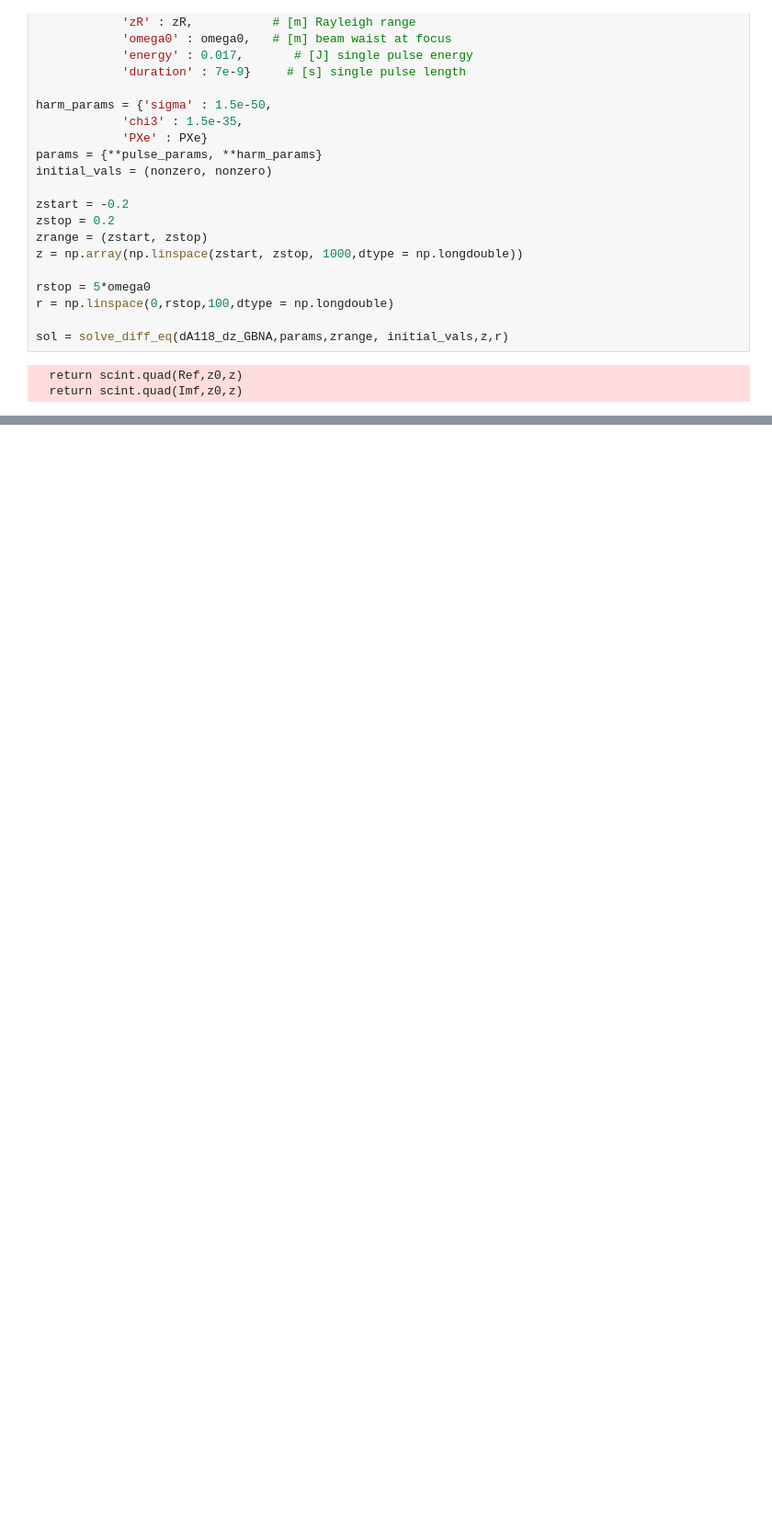
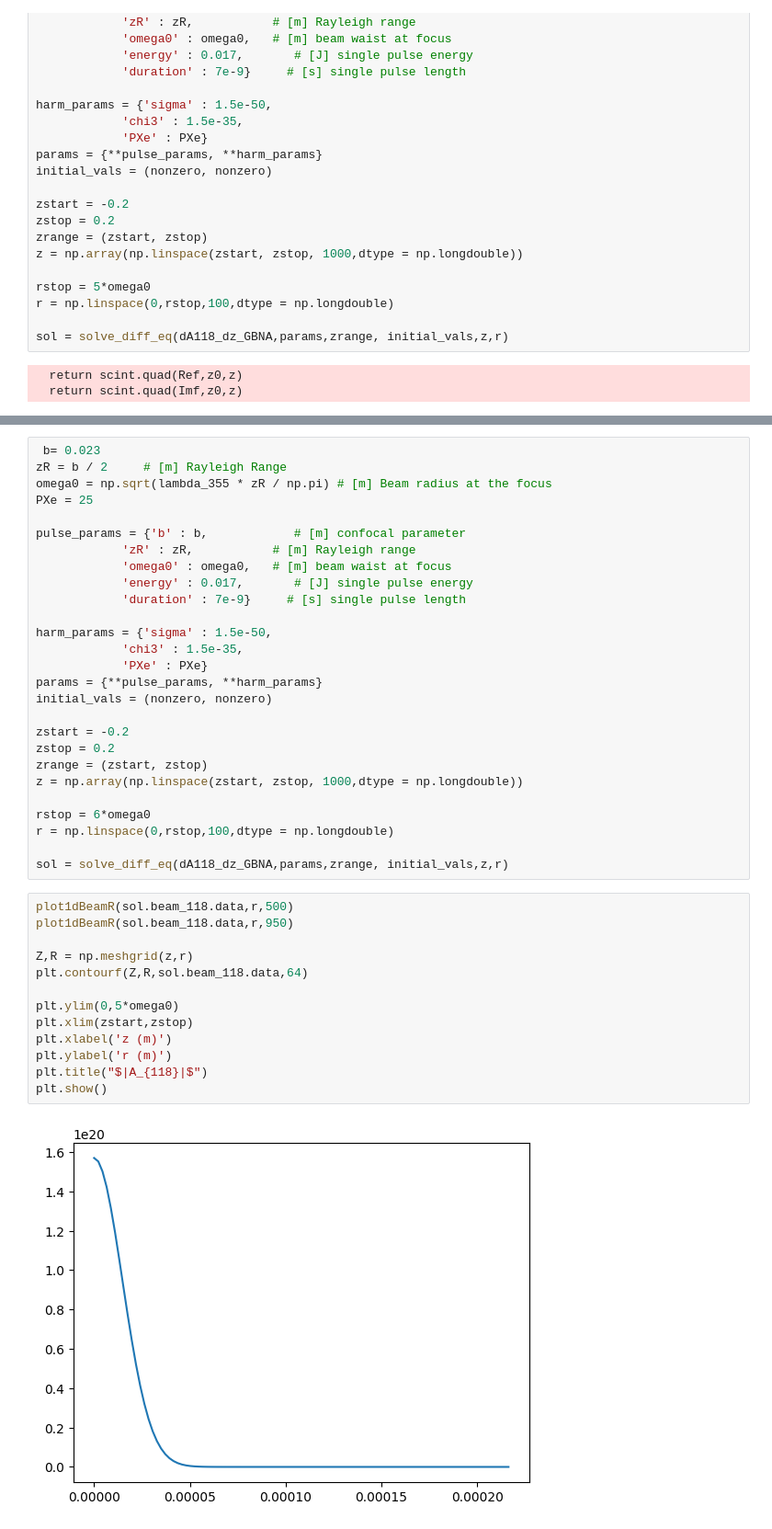
Before and after one commit to OliverQuinonez/118-Project, a Jupyter notebook: rProblem.ipynb, the cells around one changed output, grey strips where cells are left out. Shown at 92% size. Cells and saved outputs as stored; diff of their text form; blank space fills up the shorter version.

```diff
--- a/rProblem.ipynb
+++ b/rProblem.ipynb
@@ -60,0 +67,42 @@ plt.show()
+# %%
+ b= 0.023
+zR = b / 2     # [m] Rayleigh Range
+omega0 = np.sqrt(lambda_355 * zR / np.pi) # [m] Beam radius at the focus
+PXe = 25
+
+pulse_params = {'b' : b,            # [m] confocal parameter
+            'zR' : zR,           # [m] Rayleigh range
+            'omega0' : omega0,   # [m] beam waist at focus
+            'energy' : 0.017,       # [J] single pulse energy
+            'duration' : 7e-9}     # [s] single pulse length
+
+harm_params = {'sigma' : 1.5e-50,
+            'chi3' : 1.5e-35,
+            'PXe' : PXe}
+params = {**pulse_params, **harm_params}
+initial_vals = (nonzero, nonzero)
+
+zstart = -0.2
+zstop = 0.2
+zrange = (zstart, zstop)
+z = np.array(np.linspace(zstart, zstop, 1000,dtype = np.longdouble))
+
+rstop = 6*omega0
+r = np.linspace(0,rstop,100,dtype = np.longdouble)
+
+sol = solve_diff_eq(dA118_dz_GBNA,params,zrange, initial_vals,z,r)
+# %%
+plot1dBeamR(sol.beam_118.data,r,500)
+plot1dBeamR(sol.beam_118.data,r,950)
+
+Z,R = np.meshgrid(z,r)
+plt.contourf(Z,R,sol.beam_118.data,64)
+
+plt.ylim(0,5*omega0)
+plt.xlim(zstart,zstop)
+plt.xlabel('z (m)')
+plt.ylabel('r (m)')
+plt.title("$|A_{118}|$")
+plt.show()
+# %% [output]
+[figure, added]
```
Also changed, not shown: parts of 4 cells of this notebook.
